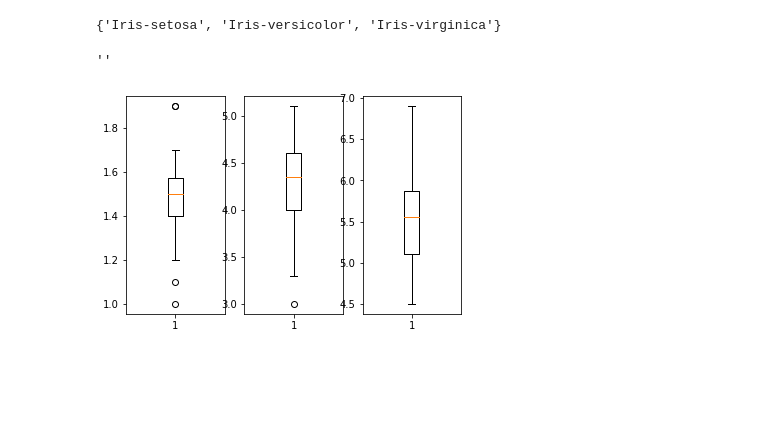
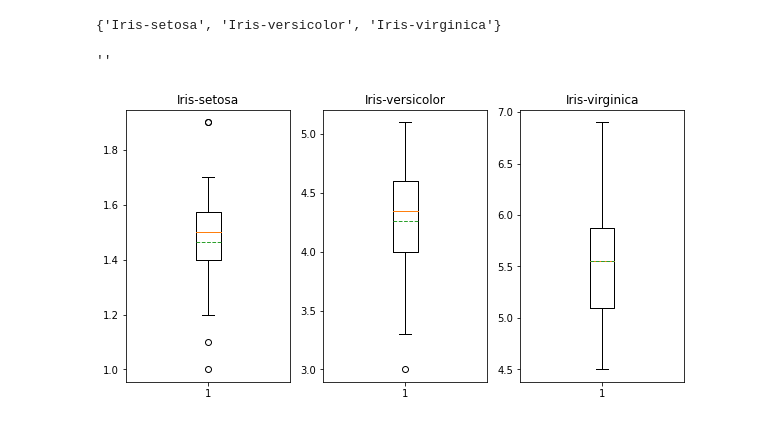
Before and after one commit to chayakonchanlun/data_viz_2022, a Jupyter notebook: Dataviz02_Data_Distribution.ipynb, the cells around one changed output. Drawn from its saved outputs; the diff is of its cells as text; code cells hidden in the pictures; blank space fills up the shorter version.

```diff
--- a/Dataviz02_Data_Distribution.ipynb
+++ b/Dataviz02_Data_Distribution.ipynb
@@ -319,16 +317,21 @@ set(df['Name'])  ## ดูชื่อประเภทของดอก Iris
 # %% [output]
 {'Iris-setosa', 'Iris-versicolor', 'Iris-virginica'}
 # %%
+#แสดงในตารางเดียวกัน
+plt.figure(figsize = (10,5)) #กำหนดกราฟ
 
-plt.subplot(1,3,1)  # กำหนดตำแหน่งกราฟ
-plt.boxplot(df['PetalLength'][0:50],vert=True);  # ชนิด 1 Iris-setosa
+plt.subplot(1,3,1)  # กำหนดตำแหน่งกราฟ คือ 1 แถว 3 คอลัมน์ ตำแหน่งที่ 1
+plt.boxplot(df['PetalLength'][: 50],vert = True, meanline = True, showmeans=True);  # ชนิด 1 Iris-setosa
+plt.title('Iris-setosa')  # สร้างชื่อกราฟบอกประเภทดอก Iris
 
-plt.subplot(1, 3, 2) # กำหนดตำแหน่งกราฟ
-plt.boxplot(df['PetalLength'][50:100],vert=True); # ชนิด 2 Iris-versicolor
+plt.subplot(1, 3, 2)  # กำหนดตำแหน่งกราฟ คือ 1 แถว 3 คอลัมน์ ตำแหน่งที่ 2
+plt.boxplot(df['PetalLength'][50 : 100],vert = True, meanline = True, showmeans=True); # ชนิด 2 Iris-versicolor
+plt.title('Iris-versicolor')  # สร้างชื่อกราฟบอกประเภทดอก Iris
 
-plt.subplot(1, 3, 3) # กำหนดตำแหน่งกราฟ
-plt.boxplot(df['PetalLength'][100:150],vert=True); # ชนิด 3 Iris-virginica
+plt.subplot(1, 3, 3)  # กำหนดตำแหน่งกราฟ คือ 1 แถว 3 คอลัมน์ ตำแหน่งที่ 3
+plt.boxplot(df['PetalLength'][100 :],vert = True, meanline = True, showmeans=True); # ชนิด 3 Iris-virginica
+plt.title('Iris-virginica')  # สร้างชื่อกราฟบอกประเภทดอก Iris
 ;
 # %% [output]
 ''
-[figure, old version]
+[figure, new version]
```
Also changed, not shown: parts of 4 cells of this notebook.
